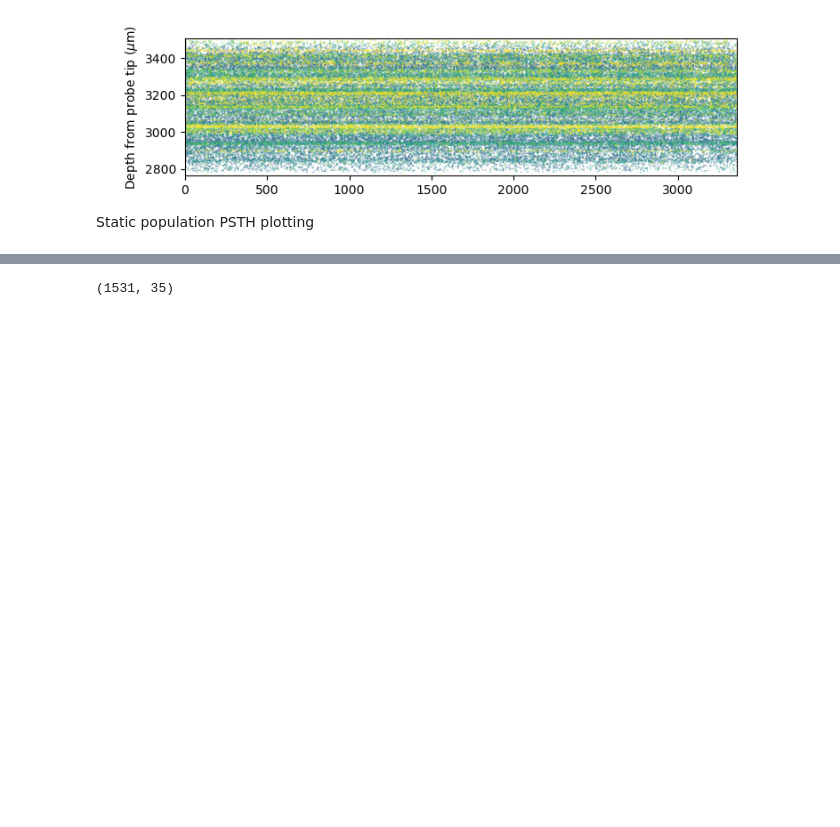
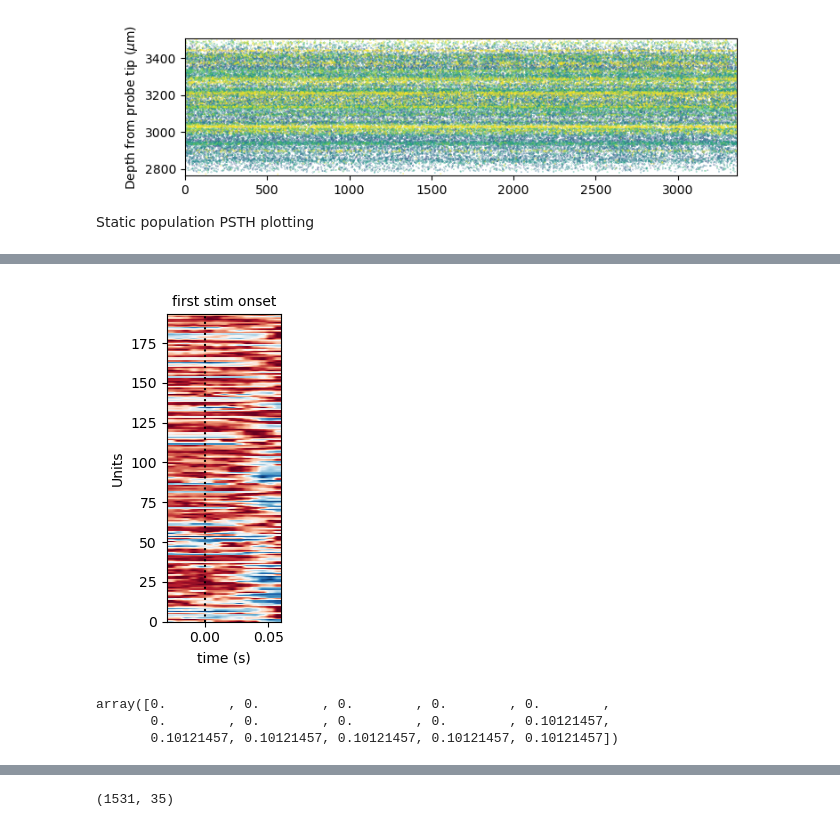
Before and after one commit to rojasgabriel/ephys, a Jupyter notebook: ephys_analysis_prototyping.ipynb, the cells around one changed output, grey strips where cells are left out. Cells and saved outputs as stored; diff of their text form; code cells hidden in the pictures; blank space fills up the shorter version.

```diff
--- a/ephys_analysis_prototyping.ipynb
+++ b/ephys_analysis_prototyping.ipynb
@@ -177,3 +171,38 @@ print(psth.shape)
+# %%
+
+# norm_fr = np.array([unit/unit.max() for unit in unit_fr if not unit.all() == 0])
+fixed_unit_fr = np.array([unit for unit in unit_fr if not unit.all() == 0])
+
+# print(norm_fr.shape)
+# fig, axs = plt.subplots(1,2,figsize=(8,4))
+# iunit=150
+# # plt.plot()
+# axs[0].plot(np.mean(norm_fr, axis = 0), label='norm', color='b')
+# # axs[0].plot(norm_fr[iunit], label='unit example', color='k')
+# # axs[1].plot(fixed_unit_fr[iunit], label='unit example', color='k')
+# axs[1].plot(np.mean(unit_fr, axis = 0), label='raw', color='r')
+# fig.legend()
+plt.figure(figsize=(2,4))
+# for unit in norm_fr:
+#     plt.plot(moving_average(unit, int(window_ms / binwidth_ms)))
+# plt.ylim([0, 2])
+# # np.mean(norm_fr, axis = 0)
+# plt.imshow(norm_fr, aspect='auto')
+# plt.figure(figsize=(2,6))
+plt.imshow(norm_fr, aspect='auto', extent=[-tpre,tpost,0,len(norm_fr)],cmap = 'RdBu_r')
+plt.ylabel('Units')
+plt.xlabel('time (s)')
+plt.title('first stim onset', fontsize=10)
+plt.vlines(0, 0, len(norm_fr), linestyles='dotted', color='k')
+plt.tight_layout()
+# %% [output]
+[figure, added]
+# %%
+unit_fr[39]
+# %% [output]
+array([0.        , 0.        , 0.        , 0.        , 0.        ,
+       0.        , 0.        , 0.        , 0.        , 0.10121457,
+       0.10121457, 0.10121457, 0.10121457, 0.10121457, 0.10121457])
 # %%
 binwidth_ms = 5
 window_ms = 20
```
Also changed, not shown: parts of 3 cells of this notebook.
